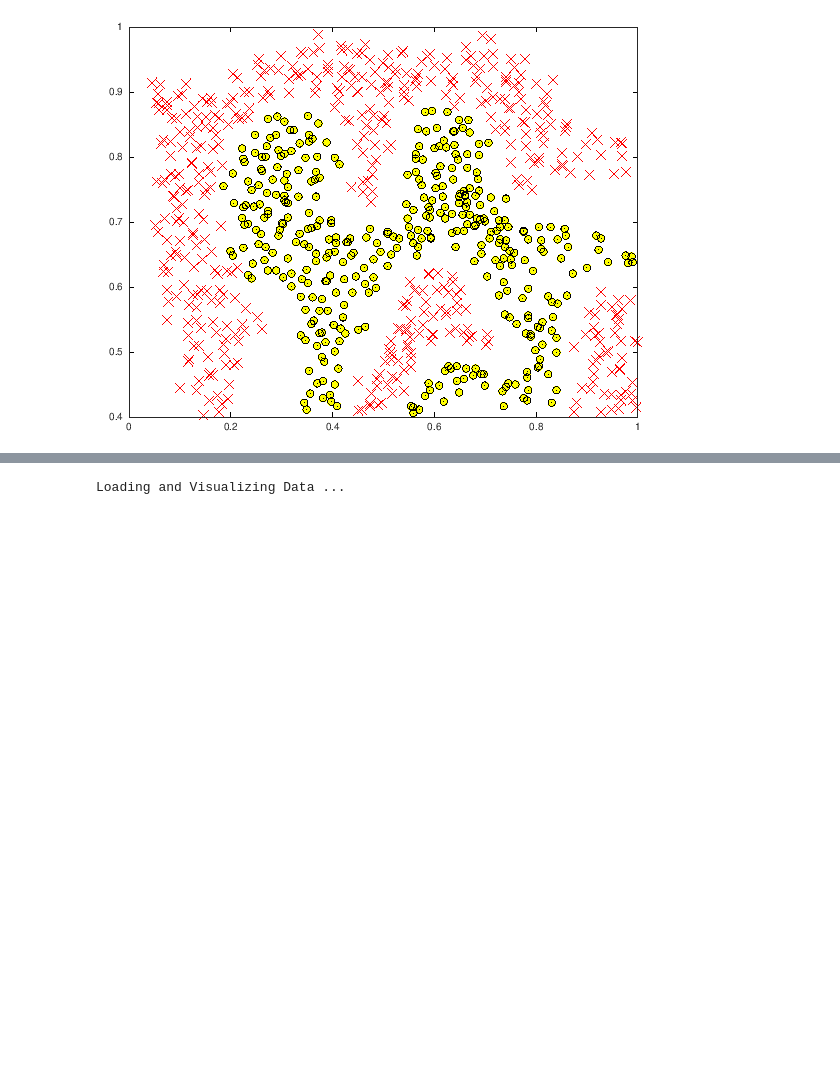
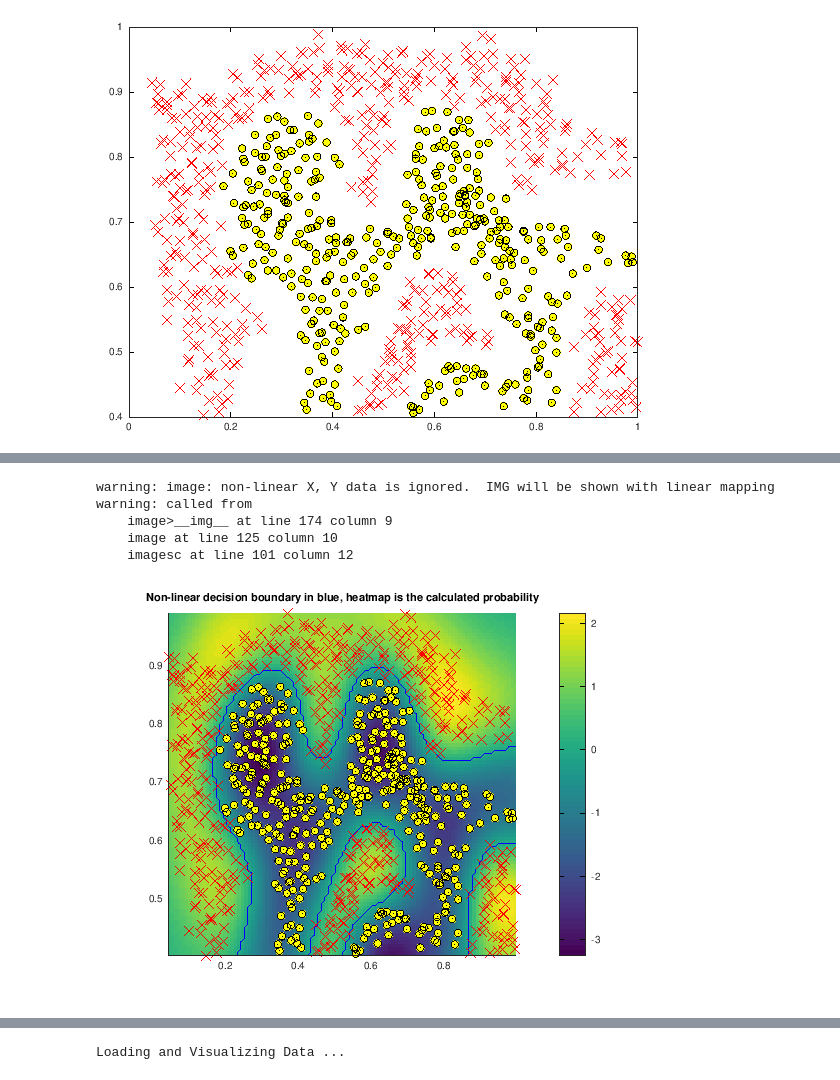
Before and after one commit to hernandezhdd/Machine-Learning-Stanford, a Jupyter notebook: ex6-octave/ex6.ipynb, the cells around one changed output, grey strips where cells are left out. Drawn from its saved outputs; the diff is of its cells as text; code cells hidden in the pictures; blank space fills up the shorter version.

Commit message:
Added plot to ex6, added p output to svmpredict

```diff
--- a/ex6-octave/ex6.ipynb
+++ b/ex6-octave/ex6.ipynb
@@ -219 +223,37 @@ Training ......................................................................
 [figure]
+# %%
+%VISUALIZEBOUNDARY plots a non-linear decision boundary learned by the SVM
+%   VISUALIZEBOUNDARYLINEAR(X, y, model) plots a non-linear decision
+%   boundary learned by the SVM and overlays the data on it
+
+% Plot the training data on top of the boundary
+% plotData(X, y)
+
+% Make classification predictions over a grid of values
+x1plot = linspace(min(X(:,1)), max(X(:,1)), 100)';
+x2plot = linspace(min(X(:,2)), max(X(:,2)), 100)';
+[X1, X2] = meshgrid(x1plot, x2plot);
+vals = zeros(size(X1));
+probs = zeros(size(X1));
+for i = 1:size(X1, 2)
+   this_X = [X1(:, i), X2(:, i)];
+   [vals(:, i), probs(:, i)] = svmPredict(model, this_X);
+end
+
+% Plot the SVM boundary
+hold on
+imagesc(X1, X2, probs)%, [0.5 0.5]);
+contour(X1, X2, vals, [0.5 0.5], 'b');
+colorbar()
+plotData(X, y)
+ylim([min(X(:,2)), max(X(:,2))])
+xlim([min(X(:,1)), max(X(:,1))])
+title('Non-linear decision boundary in blue, heatmap is the calculated probability')
+hold off;
+# %% [output]
+warning: image: non-linear X, Y data is ignored.  IMG will be shown with linear mapping
+warning: called from
+    image>__img__ at line 174 column 9
+    image at line 125 column 10
+    imagesc at line 101 column 12
+[figure, added]
```
Also changed, not shown: parts of 3 cells of this notebook, 1 other file.
